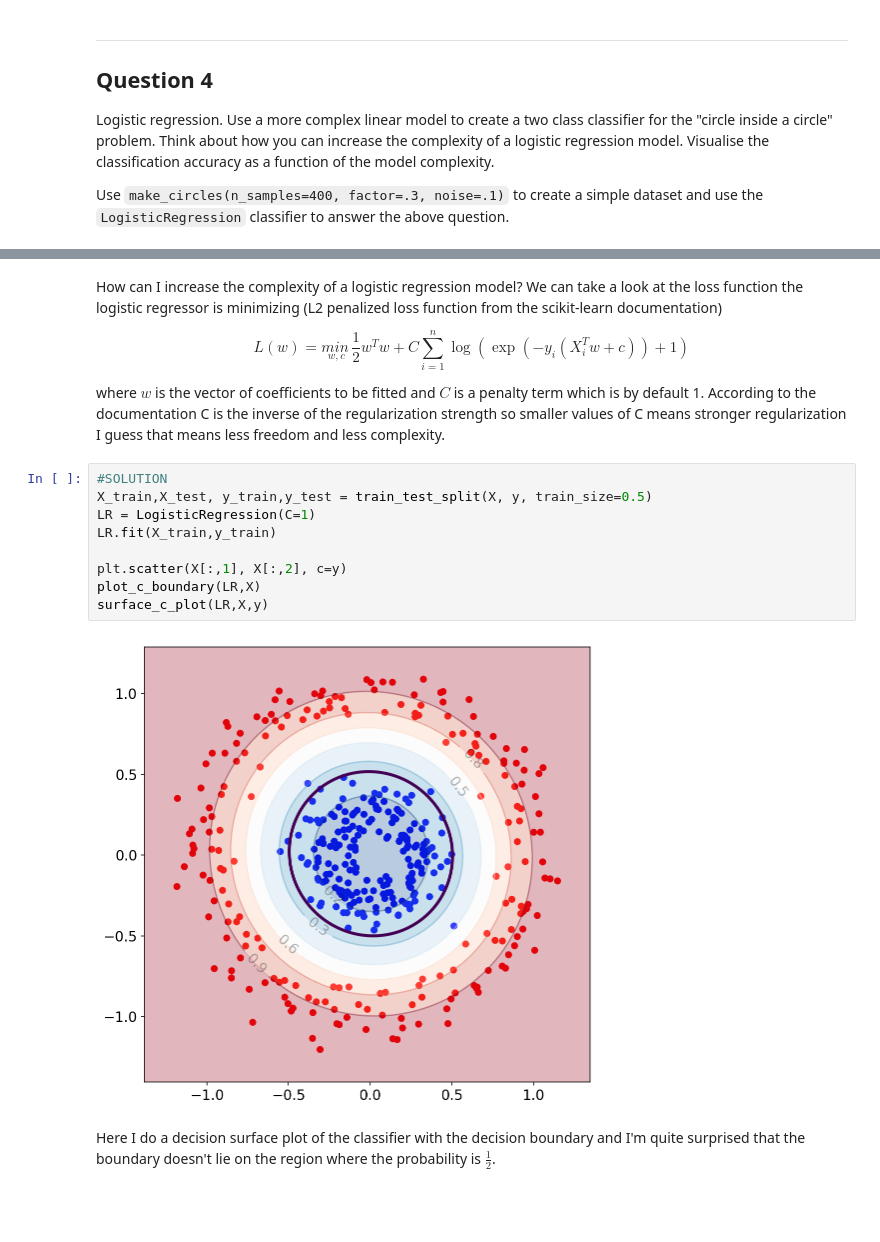
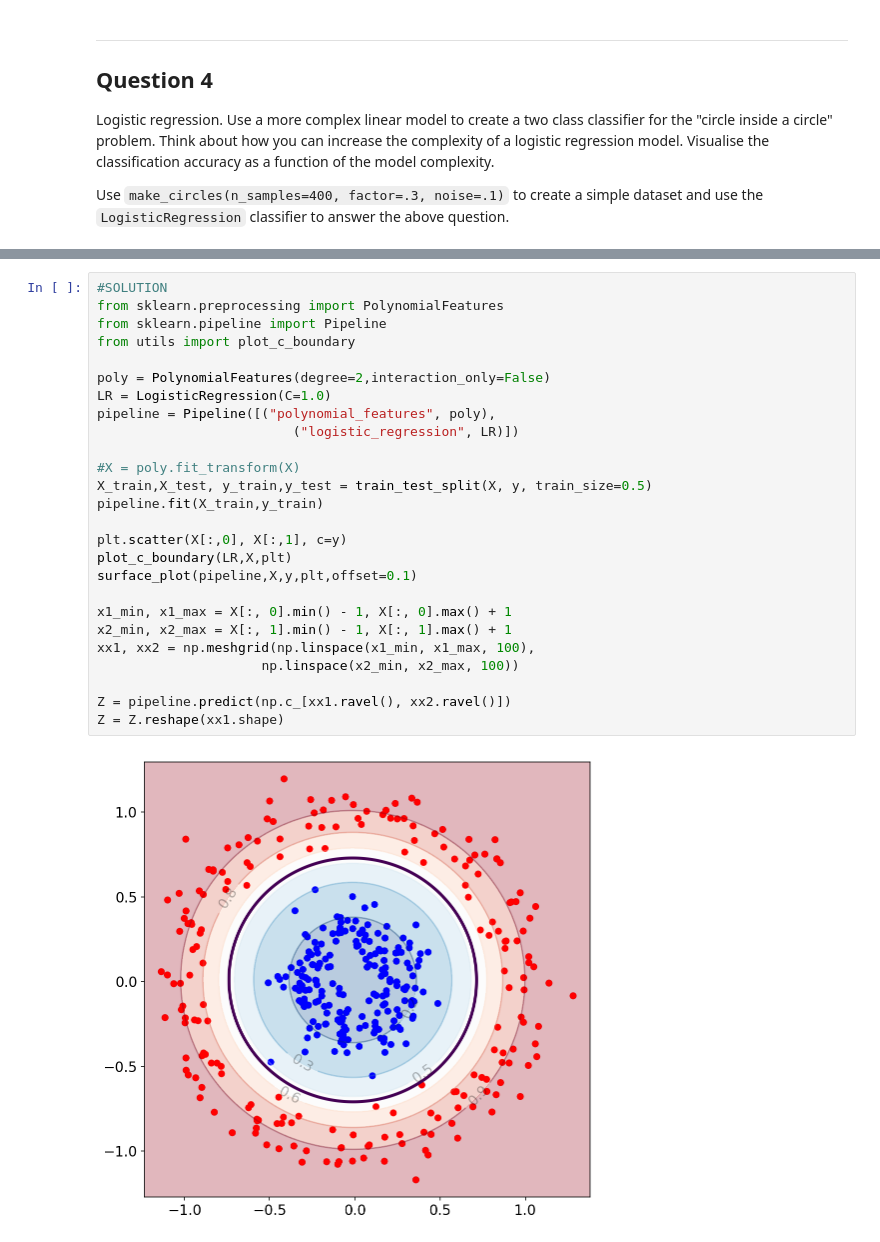
Before and after one commit to marinang/advanced-comp-2017, a Jupyter notebook: Exercise1.ipynb, the cells around one changed output, grey strips where cells are left out. Saved outputs shown, nothing was run; the diff lists cells and outputs as text; blank space fills up the shorter version.

```diff
--- a/Exercise1.ipynb
+++ b/Exercise1.ipynb
@@ -539,19 +468,28 @@ def surface_c_plot(Classifier,X,y):
-# %% [markdown]
-How can I increase the complexity of a logistic regression model? We can take a look at the loss function the logistic regressor is minimizing (L2 penalized loss function from the scikit-learn documentation)
-
-$$L(w) = \underset{w, c}{min\,} \frac{1}{2}w^T w + C \sum_{i=1}^n \log(\exp(- y_i (X_i^T w + c)) + 1)$$
-
-where $w$ is the vector of coefficients to be fitted and $C$ is a penalty term which is by default 1. According to the documentation C is the inverse of the regularization strength so smaller values of C means stronger regularization I guess that means less freedom and less complexity.
-# %%
-#SOLUTION
-X_train,X_test, y_train,y_test = train_test_split(X, y, train_size=0.5)
-LR = LogisticRegression(C=1)
-LR.fit(X_train,y_train)
-
-plt.scatter(X[:,1], X[:,2], c=y)
-plot_c_boundary(LR,X)
-surface_c_plot(LR,X,y)
-# %% [output]
-[figure, removed]
-# %% [markdown]
-Here I do a decision surface plot of the classifier with the decision boundary and I'm quite surprised that the boundary doesn't lie on the region where the probability is $\frac{1}{2}$.
+# %%
+#SOLUTION
+from sklearn.preprocessing import PolynomialFeatures
+from sklearn.pipeline import Pipeline
+from utils import plot_c_boundary
+
+poly = PolynomialFeatures(degree=2,interaction_only=False)
+LR = LogisticRegression(C=1.0)
+pipeline = Pipeline([("polynomial_features", poly),
+                         ("logistic_regression", LR)])
+
+#X = poly.fit_transform(X)
+X_train,X_test, y_train,y_test = train_test_split(X, y, train_size=0.5)
+pipeline.fit(X_train,y_train)
+
+plt.scatter(X[:,0], X[:,1], c=y)
+plot_c_boundary(LR,X,plt)
+surface_plot(pipeline,X,y,plt,offset=0.1)
+
+x1_min, x1_max = X[:, 0].min() - 1, X[:, 0].max() + 1
+x2_min, x2_max = X[:, 1].min() - 1, X[:, 1].max() + 1
+xx1, xx2 = np.meshgrid(np.linspace(x1_min, x1_max, 100),
+                     np.linspace(x2_min, x2_max, 100))
+
+Z = pipeline.predict(np.c_[xx1.ravel(), xx2.ravel()])
+Z = Z.reshape(xx1.shape)
+# %% [output]
+[figure, added]
```
Also changed, not shown: parts of 11 cells of this notebook, 1 other file.
